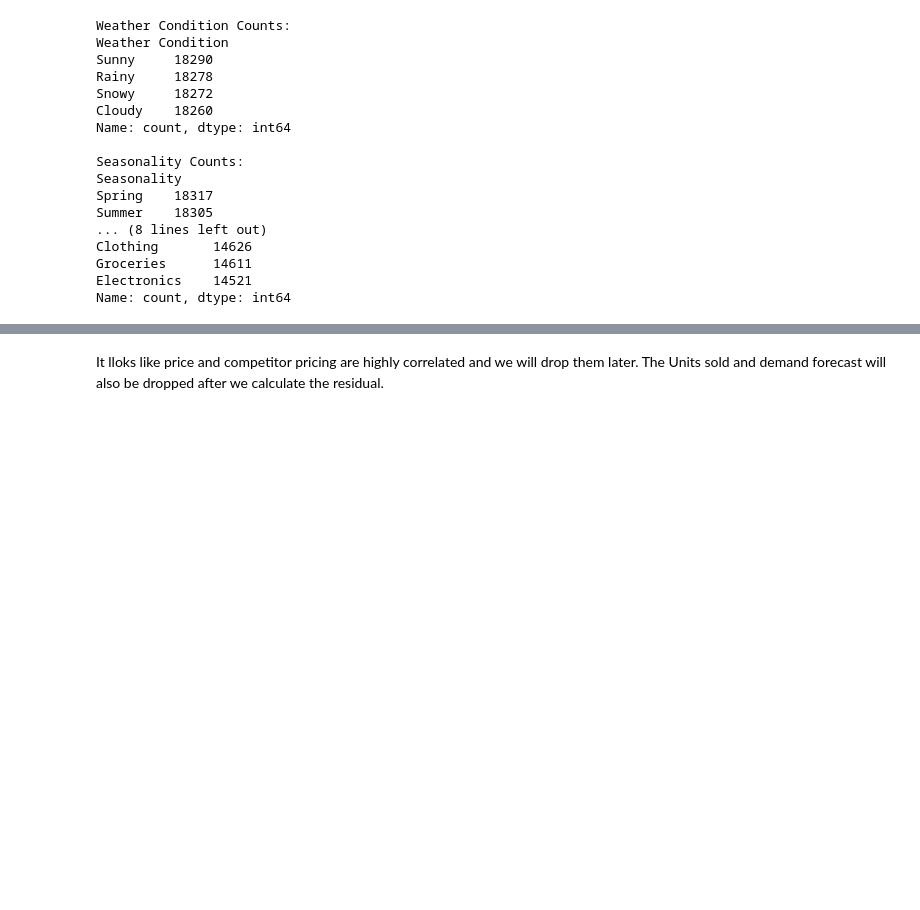
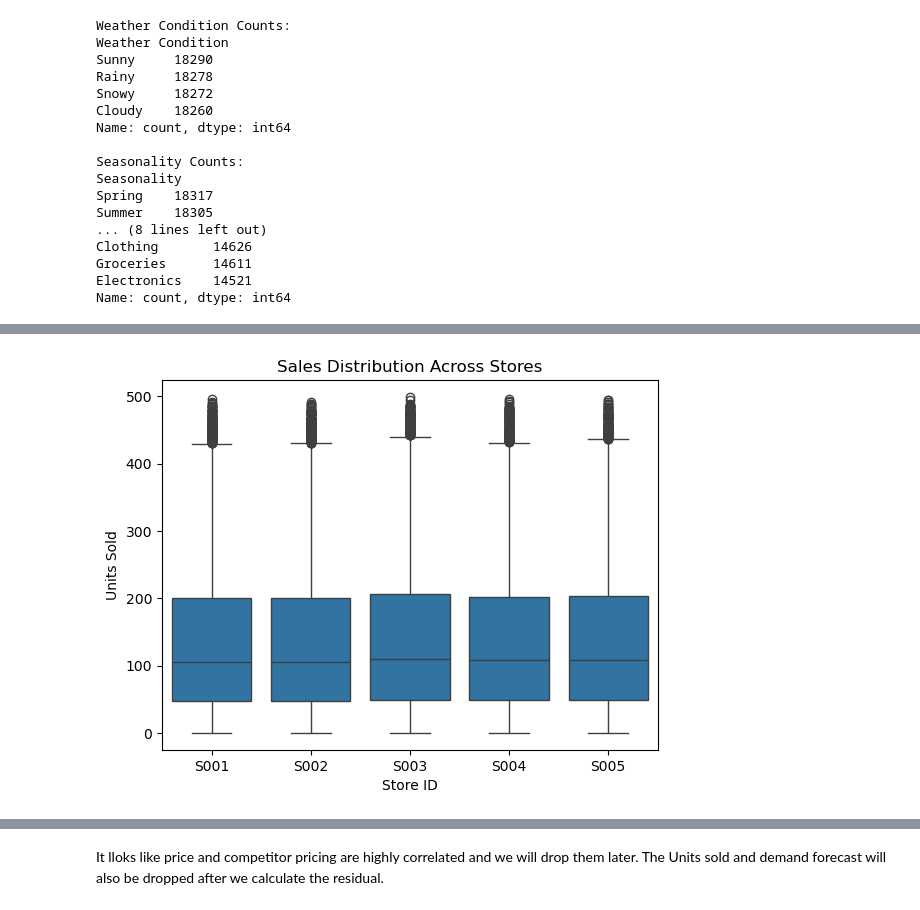
Before and after one commit to silvanoross/IMT574_FinalProject, a Jupyter notebook: IMT574_FinalProject_Fchange315.ipynb, the cells around one changed output, grey strips where cells are left out. Cells and saved outputs as stored; diff of their text form; code cells hidden in the pictures; blank space fills up the shorter version.

```diff
--- a/IMT574_FinalProject_Fchange315.ipynb
+++ b/IMT574_FinalProject_Fchange315.ipynb
@@ -336,0 +510,6 @@ sns.heatmap(corr_matrix)
+# %%
+sns.boxplot(data=df, x='Store ID', y='Units Sold')
+plt.title('Sales Distribution Across Stores')
+plt.show()
+# %% [output]
+[figure, added]
```
Also changed, not shown: parts of 7 cells of this notebook, 3 other files.
